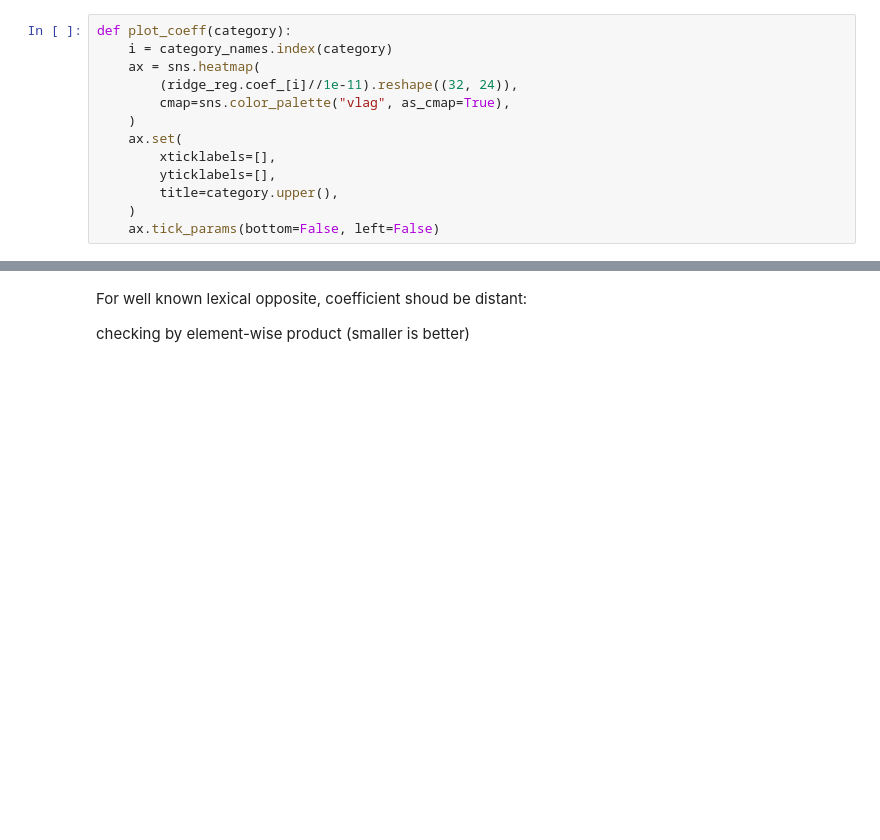
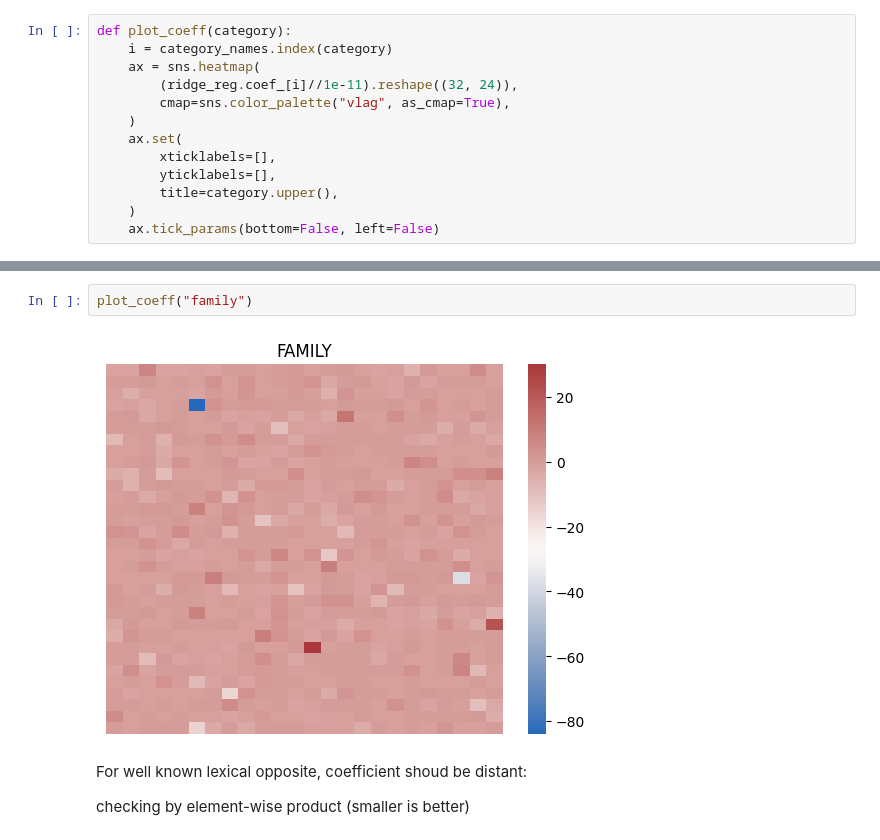
Before and after one commit to ranieri-unimi/depression, a Jupyter notebook: bert.fine.fine.ipynb, the cells around one changed output, grey strips where cells are left out. Saved outputs shown, nothing was run; the diff lists cells and outputs as text; blank space fills up the shorter version.

```diff
--- a/bert.fine.fine.ipynb
+++ b/bert.fine.fine.ipynb
@@ -310,3 +358,7 @@ plot_coeff("posemo")
+# %%
+plot_coeff("family")
+# %% [output]
+[figure, added]
 # %% [markdown]
 For well known lexical opposite, coefficient shoud be distant:
 
```
Also changed, not shown: parts of 36 cells of this notebook, 2 other files.
